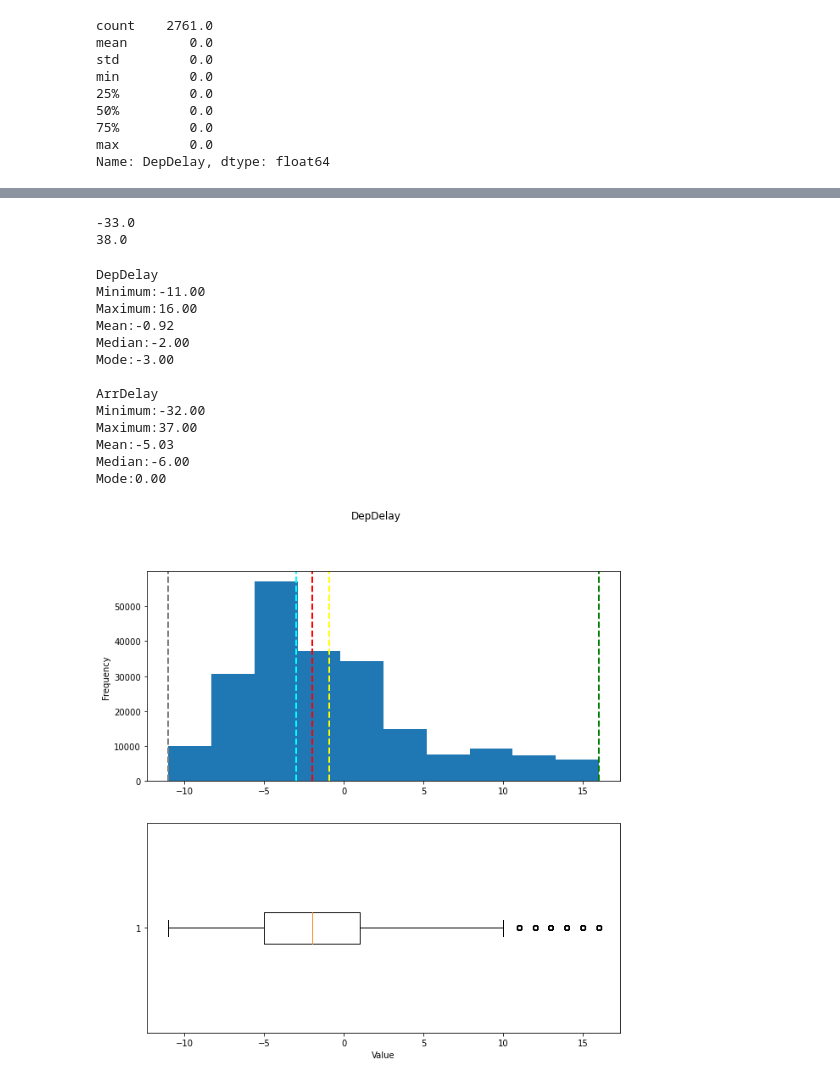
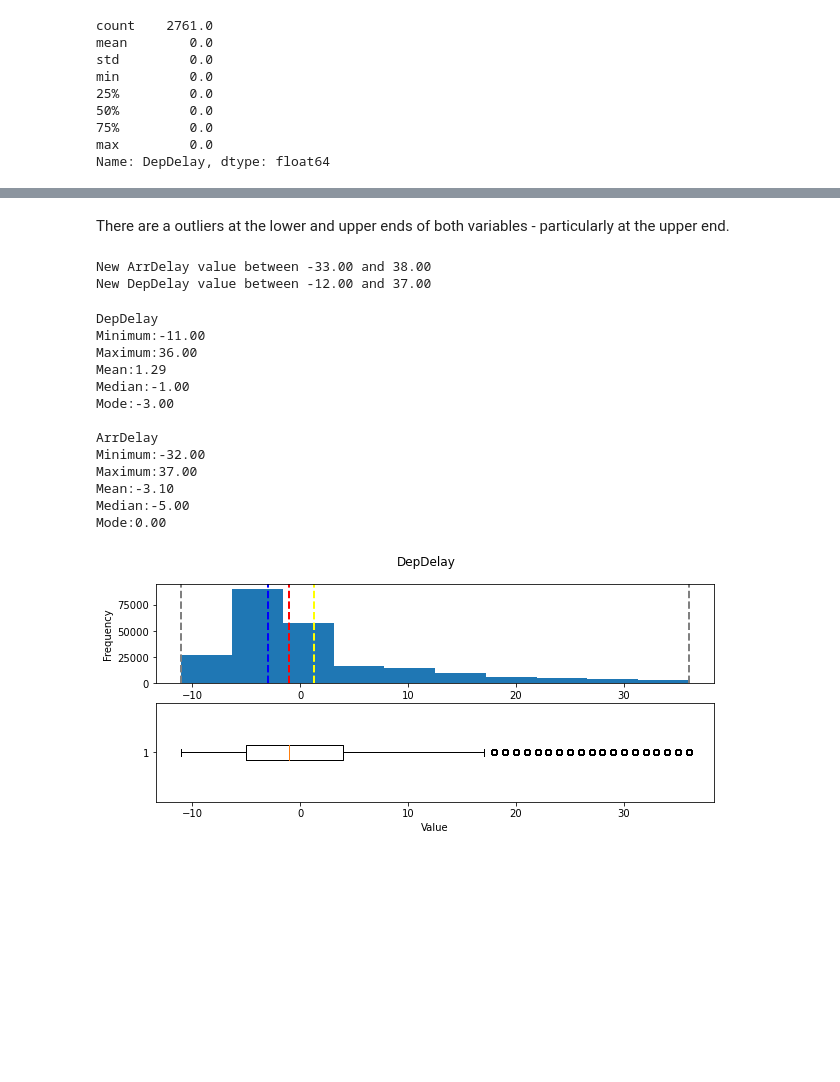
Before and after one commit to YiXin521/GIS, a Jupyter notebook: Practice_microsoft_01_flights_data.ipynb, the cells around one changed output, grey strips where cells are left out. Saved outputs shown, nothing was run; the diff lists cells and outputs as text; code cells hidden in the pictures; blank space fills up the shorter version.

```diff
--- a/Practice_microsoft_01_flights_data.ipynb
+++ b/Practice_microsoft_01_flights_data.ipynb
@@ -107,7 +131,9 @@ dtype: int64
 # %%
 # Function to show summary stats and distribution for a column
+%matplotlib inline
 import matplotlib
-matplotlib.use('TkAgg')
+
+# Define the function and the data column that we want to plot.
 
 def show_col_distribution (col_data):
     from matplotlib import pyplot as plt
@@ -129,7 +155,7 @@ def show_col_distribution (col_data):
 
     # Create a figure for 2 subplots (2 rows, 1 column)
 
-    fig, ax = plt.subplots(2,  1, figsize = (10,10))
+    fig, ax = plt.subplots(2,  1, figsize = (10,4))
 
     ax[0].hist(col_data)
     ax[0].set_ylabel('Frequency')
@@ -137,10 +163,10 @@ def show_col_distribution (col_data):
     # Add lines for the mean, median, and mode
 
     ax[0].axvline(min_val, color = 'gray', linestyle='dashed', linewidth = 2)
-    ax[0].axvline(max_val, color = 'green', linestyle='dashed', linewidth = 2)
+    ax[0].axvline(max_val, color = 'gray', linestyle='dashed', linewidth = 2)
     ax[0].axvline(mean_val, color = 'yellow', linestyle='dashed', linewidth = 2)
     ax[0].axvline(med_val, color = 'red', linestyle='dashed', linewidth = 2)
-    ax[0].axvline(mod_val, color = 'cyan', linestyle='dashed', linewidth = 2)
+    ax[0].axvline(mod_val, color = 'blue', linestyle='dashed', linewidth = 2)
 
     # Plot the boxplot
 
@@ -150,13 +176,8 @@ def show_col_distribution (col_data):
     # Add a title to the Figure
     fig.suptitle(col_data.name)
 
-    # Show the figure
-    fig.show()
 
-
-    # Call the function for each delay field
-
-
+# Call the function for each delay field
 Target_Fields = ['DepDelay','ArrDelay']
 
 for col in Target_Fields:
@@ -180,13 +201,27 @@ Mode:0.00
+# %% [markdown]
+There are a outliers at the lower and upper ends of both variables - particularly at the upper end.
 # %%
-# Trim outliers for ArrDelay based on 1% and 90% percentiles
+# Trim outliers for ArrDelay and DepDelay based on 1% and 90% percentiles
 
 Arr01_pertile = df_flight.ArrDelay.quantile(0.01)
-print(Arr10_pertile)
 Arr90_pertile = df_flight.ArrDelay.quantile(0.90)
-print(Arr90_pertile)
+
+print("New ArrDelay value between {:.2f} and {:.2f}" .format(Arr01_pertile,Arr90_pertile))
+
+Dep01_pcntile = df_flight.DepDelay.quantile(0.01)
+Dep90_pcntile = df_flight.DepDelay.quantile(0.90)
+
+print("New DepDelay value between {:.2f} and {:.2f}" .format(Dep01_pcntile,Dep90_pcntile))
 # %% [output]
--33.0
-38.0
+New ArrDelay value between -33.00 and 38.00
+New DepDelay value between -12.00 and 37.00
 # %%
-df_flight = df_flight[np.logical_and(df_flight.ArrDelay > Arr01_pertile, \
+# Filter a new Dataframe called New_flights by percentiles.
+
+New_flights = df_flight[np.logical_and(df_flight.ArrDelay > Arr01_pertile, \
                                          df_flight.ArrDelay < Arr90_pertile )]
+
+New_flights = New_flights[np.logical_and(New_flights.DepDelay > Dep01_pcntile, \
+                                    New_flights.DepDelay < Dep90_pcntile )]
+
+# df_filtered = df[(df['column']>=100) & (df['column']<=150)]
@@ -201,21 +228,21 @@ Arr_Dep_01_90_per = df_flight[np.logical_and(df_flight.DepDelay > Dep01_pcntile,
 # %%
 # View the revised distributions
-# Already defined Target_Fields = ['DepDelay','ArrDelay']
+# Already defined Target_Fields before = ['DepDelay','ArrDelay']
 
 for col in Target_Fields:
-    show_col_distribution(Arr_Dep_01_90_per[col])
+    show_col_distribution(New_flights[col])
 # %% [output]
 DepDelay
 Minimum:-11.00
-Maximum:16.00
-Mean:-0.92
-Median:-2.00
+Maximum:36.00
+Mean:1.29
+Median:-1.00
 Mode:-3.00
 
 ArrDelay
 Minimum:-32.00
 Maximum:37.00
-Mean:-5.03
-Median:-6.00
+Mean:-3.10
+Median:-5.00
 Mode:0.00
-[figure, old version]
+[figure, new version]
```
Also changed, not shown: parts of 39 cells of this notebook.
